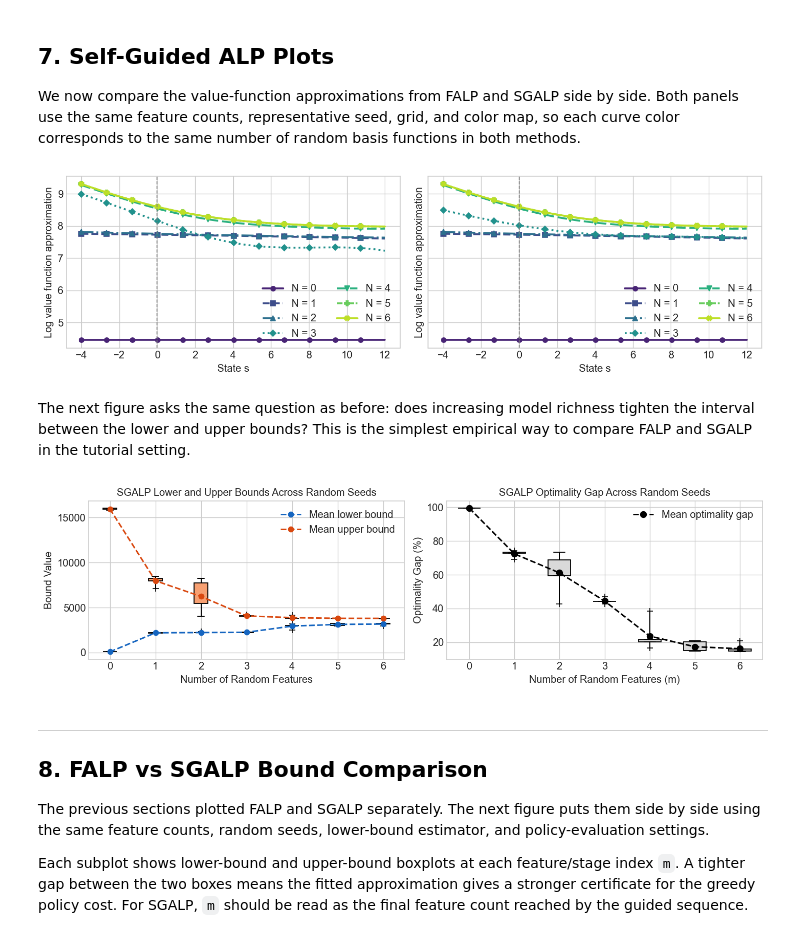
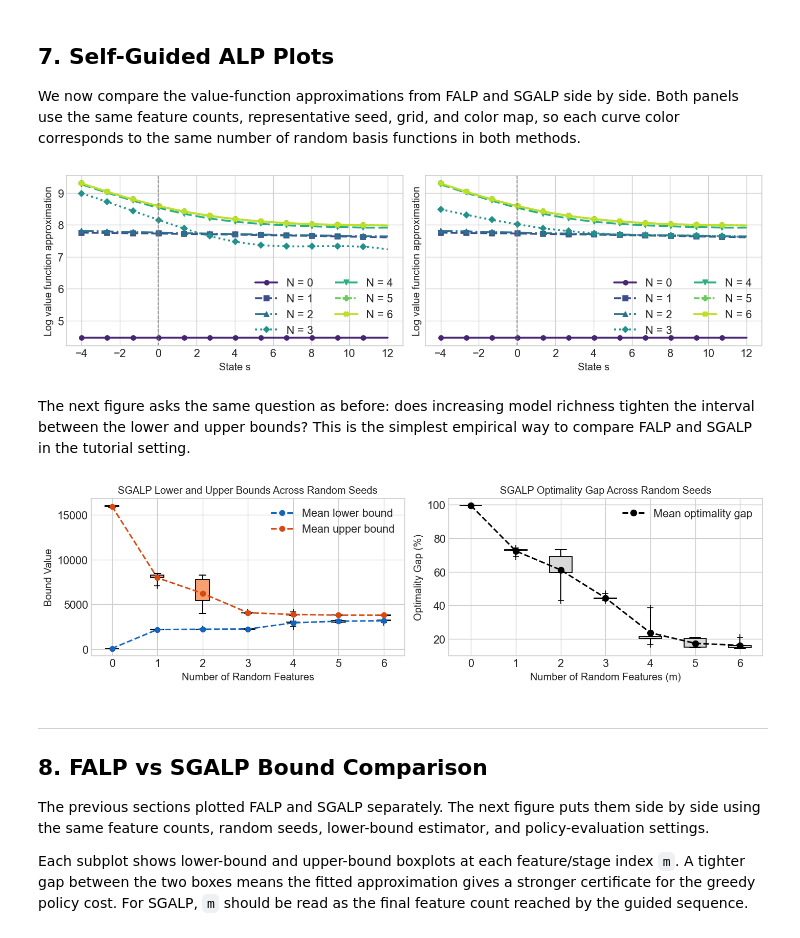
Before and after one commit to Self-Adapting-MDP-Approximations/INFORMS-Tutorials, a Jupyter notebook: continuous-mdp/notebooks/self-guided-alp.ipynb, the cells around one changed output. Saved outputs shown, nothing was run; the diff lists cells and outputs as text; code cells hidden in the pictures.

```diff
--- a/continuous-mdp/notebooks/self-guided-alp.ipynb
+++ b/continuous-mdp/notebooks/self-guided-alp.ipynb
@@ -252,28 +252,28 @@ We now compare the value-function approximations from FALP and SGALP side by sid
 # %%
 VALUE_CURVE_FEATURE_COUNTS = list(falp_feature_counts)
 VALUE_CURVE_GRID_SIZE = 300
 VALUE_CURVE_COLORMAP = "viridis"
 VALUE_CURVE_PLOT_SEED = falp_seed_grid[0]
 
 plot_value_function_curves(
     falp_results,
     VALUE_CURVE_FEATURE_COUNTS,
     falp_seed_grid,
     algorithm_name="FALP",
     comparison_results_dict=sgalp_results,
     comparison_feature_counts=VALUE_CURVE_FEATURE_COUNTS,
     comparison_seeds=sgalp_seed_grid,
     comparison_algorithm_name="SGALP",
     grid_size=VALUE_CURVE_GRID_SIZE,
     colormap=VALUE_CURVE_COLORMAP,
     comparison_colormap=VALUE_CURVE_COLORMAP,
     plot_seed=VALUE_CURVE_PLOT_SEED,
     comparison_plot_seed=VALUE_CURVE_PLOT_SEED,
     figsize=(12, 3.5),
-    fontsize=12,
+    fontsize=13,
 )
 # %% [output]
-[figure, old version]
+[figure, new version]
 # %% [markdown]
 The next figure asks the same question as before: does increasing model richness tighten the interval between the lower and upper bounds? This is the simplest empirical way to compare FALP and SGALP in the tutorial setting.
 # %%
@@ -282,9 +282,10 @@ plot_bound_boxplots(
     sgalp_feature_counts,
     sgalp_seed_grid,
     algorithm_name="SGALP",
+    fontsize=13
 )
 # %% [output]
-[figure, old version]
+[figure, new version]
 # %% [markdown]
 ---
 <a id="bound-comparison"></a>
```
Also changed, not shown: parts of 3 cells of this notebook, 5 other files.
